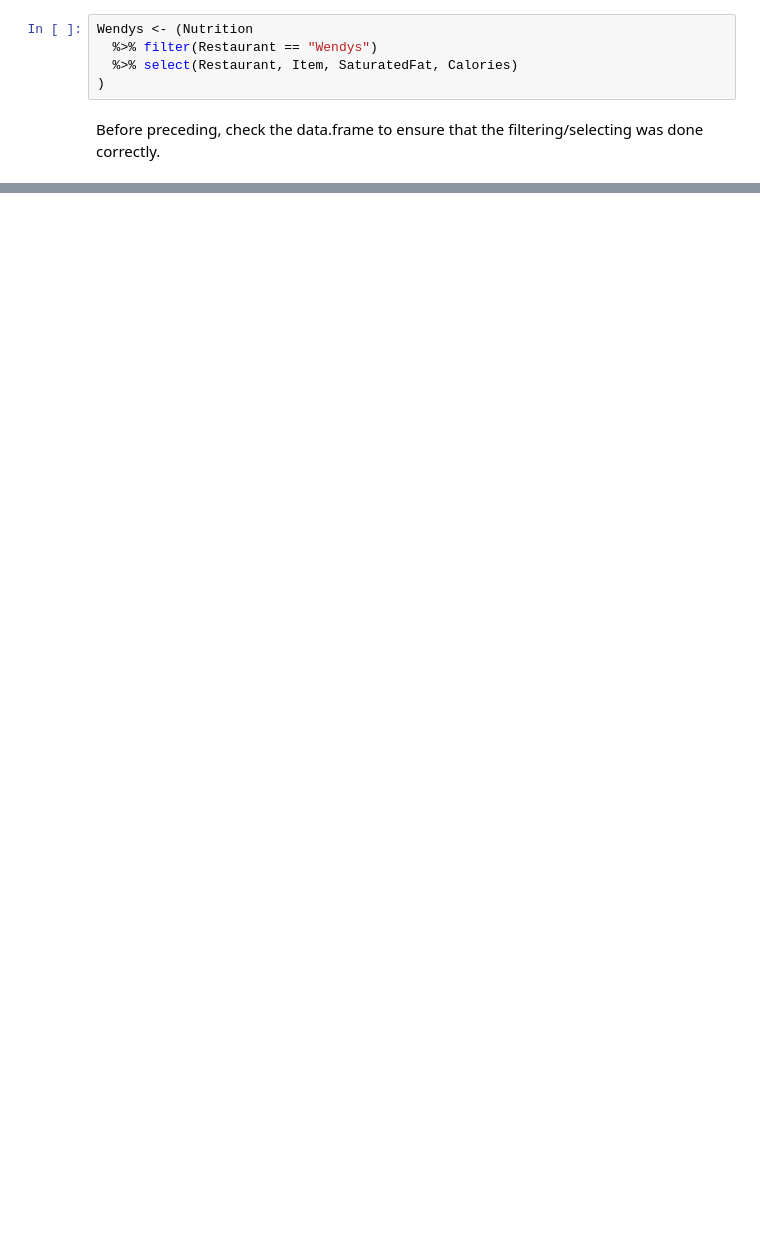
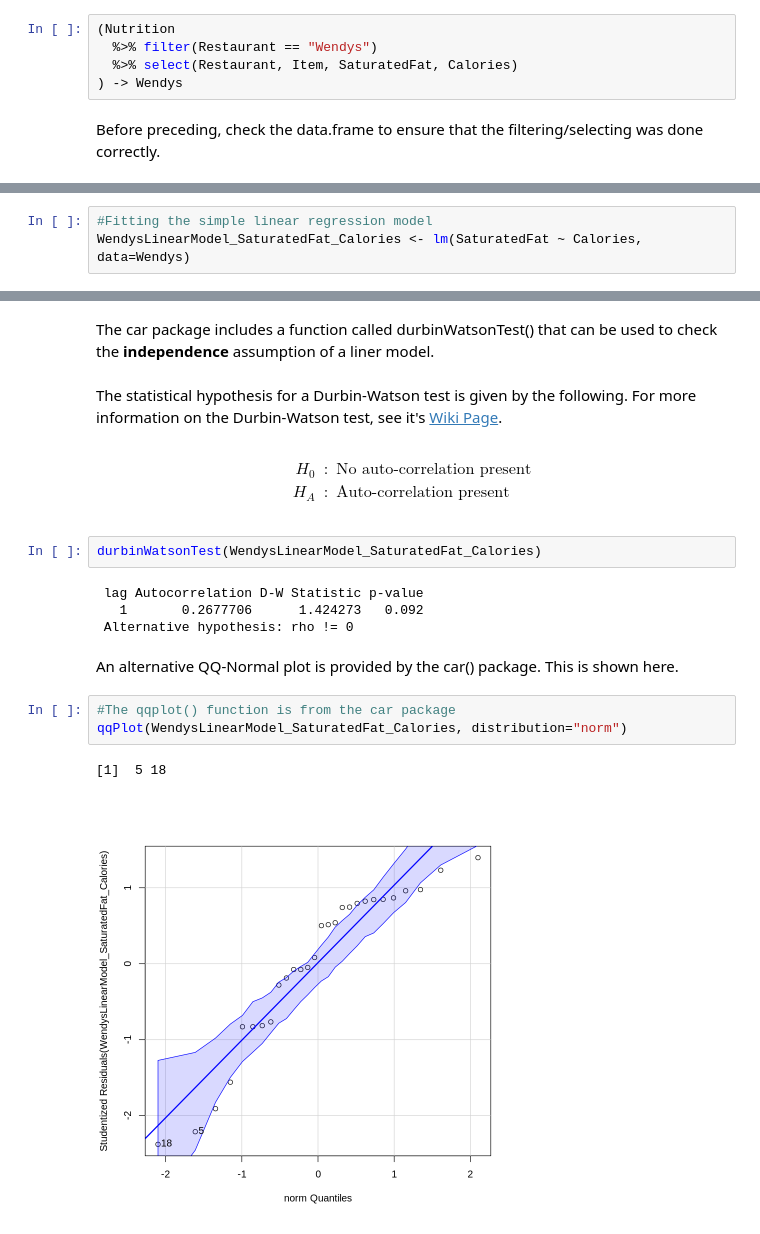
Before and after one commit to christophermalone/stat360, a Jupyter notebook: Handout8.ipynb, the cells around one changed output, grey strips where cells are left out. Saved outputs shown, nothing was run; the diff lists cells and outputs as text; blank space fills up the shorter version.

```diff
--- a/Handout8.ipynb
+++ b/Handout8.ipynb
@@ -105,7 +76,7 @@ The model to be fit to data that meet the following conditions.  A filter() can
 # %%
-Wendys <- (Nutrition
+(Nutrition
   %>% filter(Restaurant == "Wendys")
   %>% select(Restaurant, Item, SaturatedFat, Calories)
-)
+) -> Wendys
 # %% [markdown]
 Before preceding, check the data.frame to ensure that the filtering/selecting was done correctly.
@@ -481,0 +100,3 @@ End of Document
+# %%
+#Fitting the simple linear regression model
+WendysLinearModel_SaturatedFat_Calories <- lm(SaturatedFat ~ Calories, data=Wendys)
@@ -481,0 +630,24 @@ End of Document
+# %% [markdown]
+The car package includes a function called durbinWatsonTest() that can be used to check the **independence** assumption of a liner model.
+# %% [markdown]
+The statistical hypothesis for a Durbin-Watson test is given by the following.  For more information on the Durbin-Watson test, see it's [Wiki Page](https://en.wikipedia.org/wiki/Durbin%E2%80%93Watson_statistic).
+# %% [markdown]
+$$\begin{array}{rcl}
+H_{0} & : & \mbox{No auto-correlation present} \\
+H_{A} & : & \mbox{Auto-correlation present} \\
+\end{array}
+$$
+# %%
+durbinWatsonTest(WendysLinearModel_SaturatedFat_Calories)
+# %% [output]
+ lag Autocorrelation D-W Statistic p-value
+   1       0.2677706      1.424273   0.092
+ Alternative hypothesis: rho != 0
+# %% [markdown]
+An alternative QQ-Normal plot is provided by the car() package.  This is shown here.
+# %%
+#The qqplot() function is from the car package
+qqPlot(WendysLinearModel_SaturatedFat_Calories, distribution="norm")
+# %% [output]
+[1]  5 18
+[figure, added]
```
Also changed, not shown: parts of 174 cells of this notebook.
